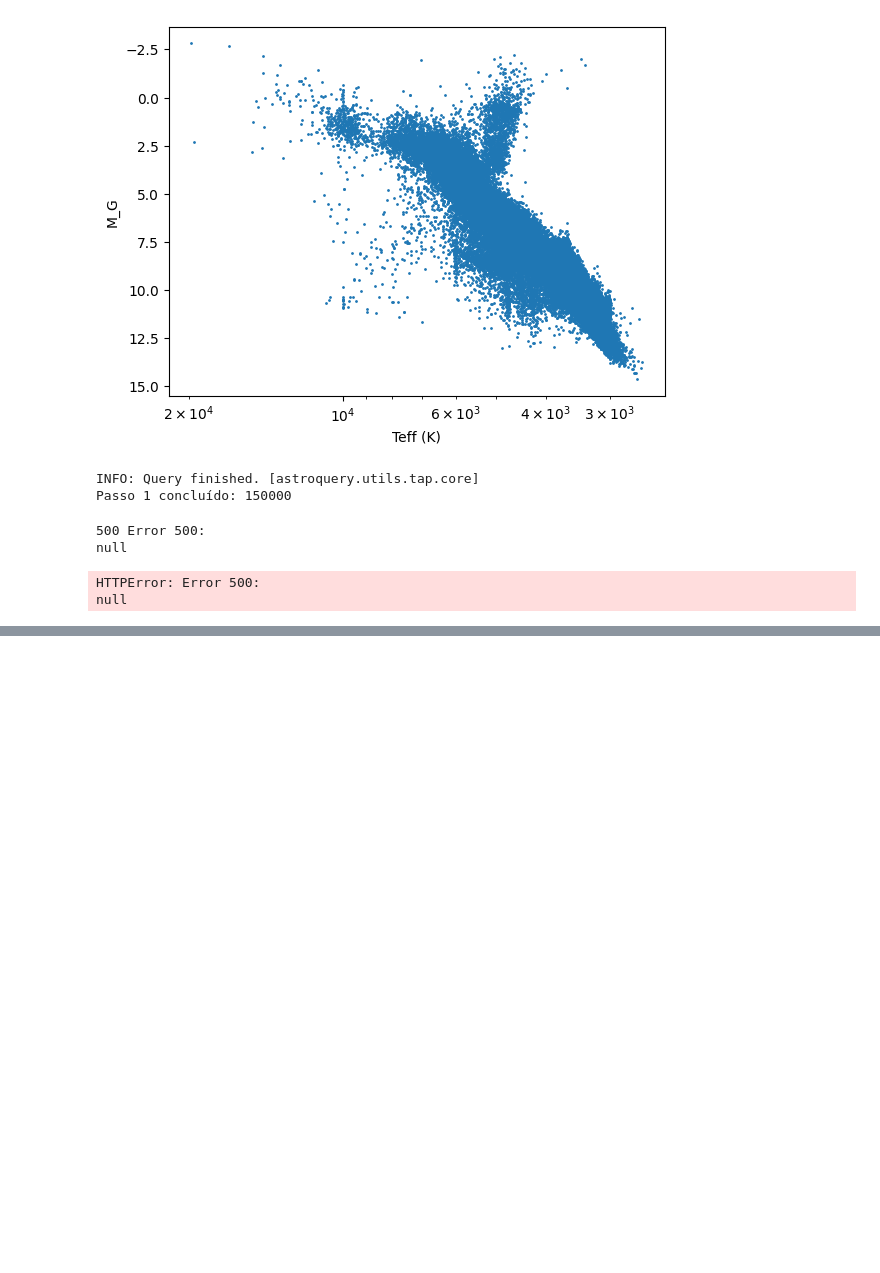
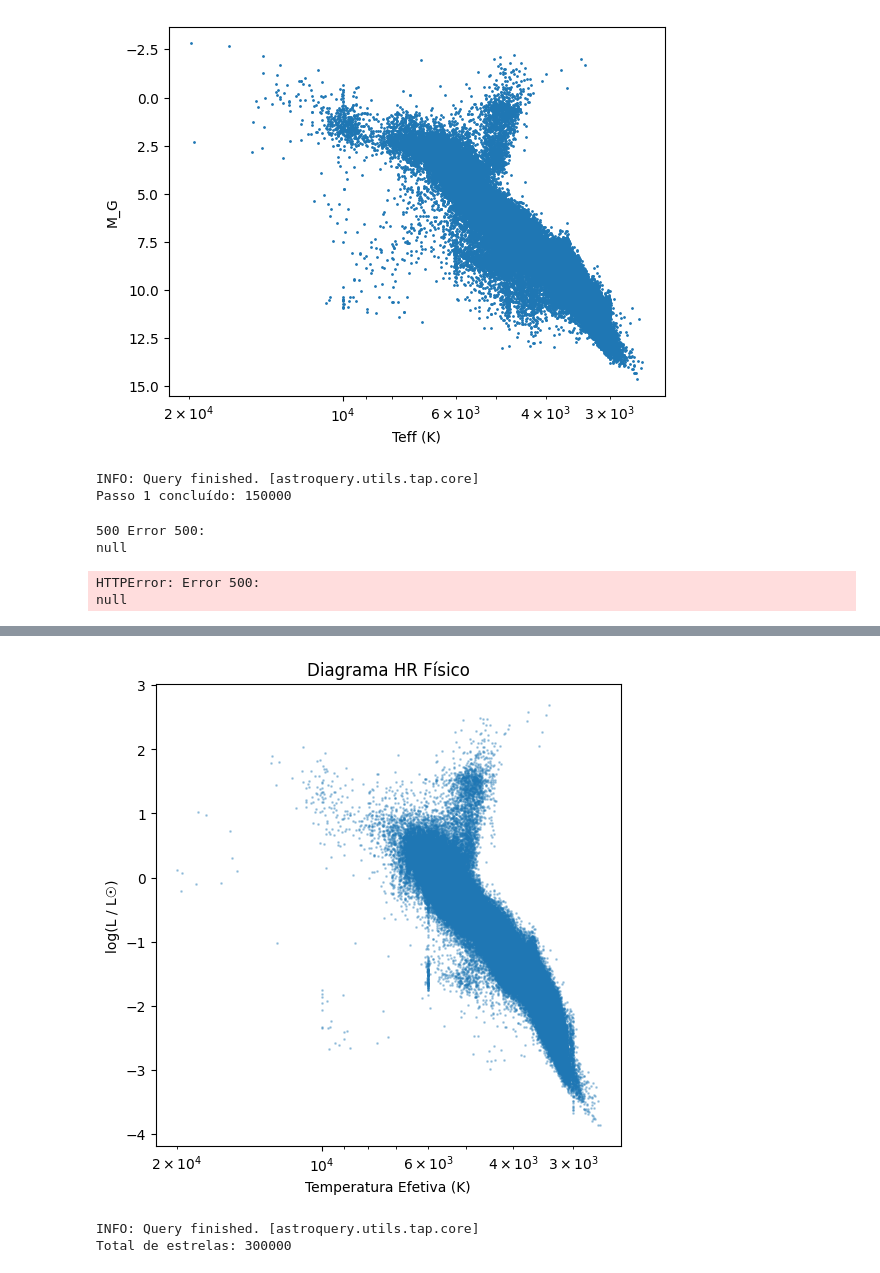
Before and after one commit to marceloavlopes/Diagrama-HR-e-Clustering, a Jupyter notebook: Diagrama_HR_clustering.ipynb, the cells around one changed output, grey strips where cells are left out. Cells and saved outputs as stored; diff of their text form; code cells hidden in the pictures; blank space fills up the shorter version.

```diff
--- a/Diagrama_HR_clustering.ipynb
+++ b/Diagrama_HR_clustering.ipynb
@@ -740,0 +765,17 @@ plt.show()
+# %%
+plt.figure(figsize=(6,6))
+
+plt.scatter(df["teff_gspphot"],
+            df["logL"],
+            s=1, alpha=0.3)
+
+plt.gca().invert_xaxis()
+plt.xscale("log")
+
+plt.xlabel("Temperatura Efetiva (K)")
+plt.ylabel("log(L / L☉)")
+plt.title("Diagrama HR Físico")
+
+plt.show()
+# %% [output]
+[figure, added]
@@ -740,0 +798,8 @@ plt.show()
+# %%
+job = Gaia.launch_job_async(query)
+df = job.get_results().to_pandas()
+
+print("Total de estrelas:", len(df))
+# %% [output]
+INFO: Query finished. [astroquery.utils.tap.core]
+Total de estrelas: 300000
```
Also changed, not shown: parts of 14 cells of this notebook.
